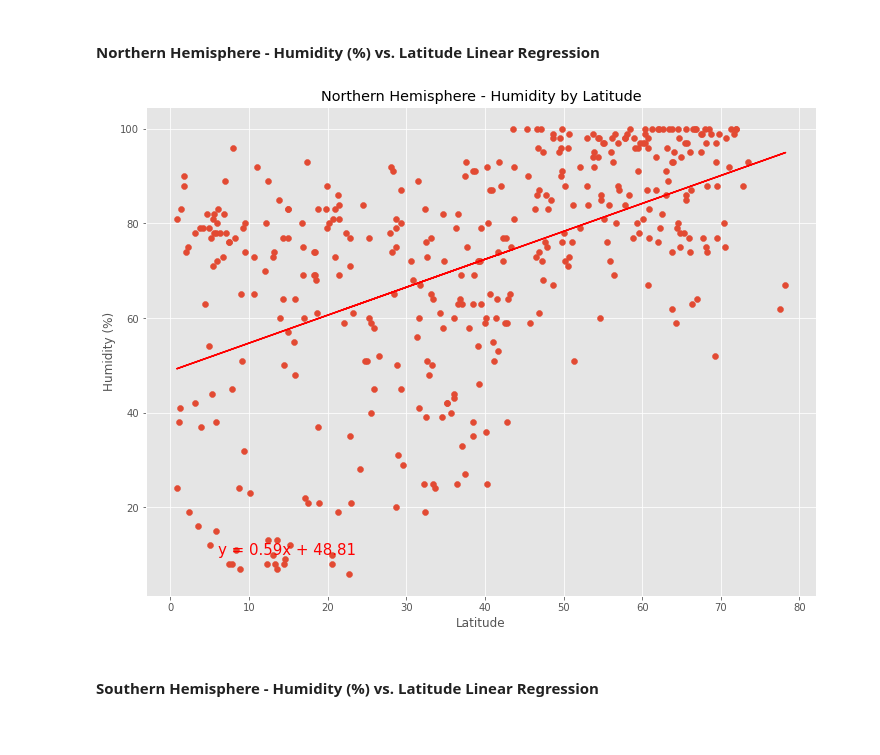
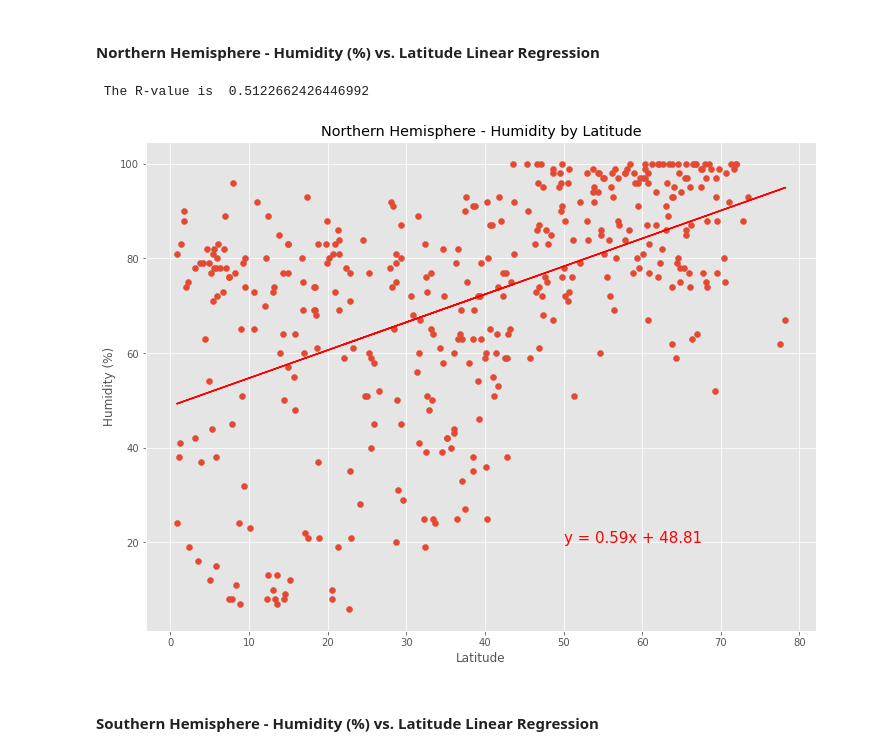
Before and after one commit to Torkfin/python-api-challenge, a Jupyter notebook: WeatherPy/WeatherPy-Final.ipynb, the cells around one changed output. Drawn from its saved outputs; the diff is of its cells as text; code cells hidden in the pictures.

```diff
--- a/WeatherPy/WeatherPy-Final.ipynb
+++ b/WeatherPy/WeatherPy-Final.ipynb
@@ -410,25 +414,28 @@ plt.savefig("South Temp VS Lat Reg.png")
 # %%
 # Perform Regression and Plot Results
 
 x_values = north_cities["latitude"]
 y_values = north_cities["humidity"]
 (slope, intercept, rvalue, pvalue, stderr) = linregress(x_values, y_values)
 regress_values = x_values * slope + intercept
+print(f" The R-value is " , rvalue)
+
 
 # Print the Regression formula
 line_eq = "y = " + str(round(slope,2)) + "x + " + str(round(intercept,2))
 
 # Print scatter plot
 plt.scatter(x_values,y_values)
 plt.plot(x_values,regress_values,"r-")
-plt.annotate(line_eq,(6,10),fontsize=15,color="red")
+plt.annotate(line_eq,(50,20),fontsize=15,color="red")
 plt.xlabel("Latitude")
 plt.ylabel("Humidity (%)")
 plt.title(f"Northern Hemisphere - Humidity by Latitude")
 
 plt.savefig("North Humidity VS Lat Reg.png")
 # %% [output]
+ The R-value is  0.5122662426446992
-[figure, old version]
+[figure, new version]
 # %% [markdown]
 ####  Southern Hemisphere - Humidity (%) vs. Latitude Linear Regression
 # %%
```
Also changed, not shown: parts of 9 cells of this notebook.
